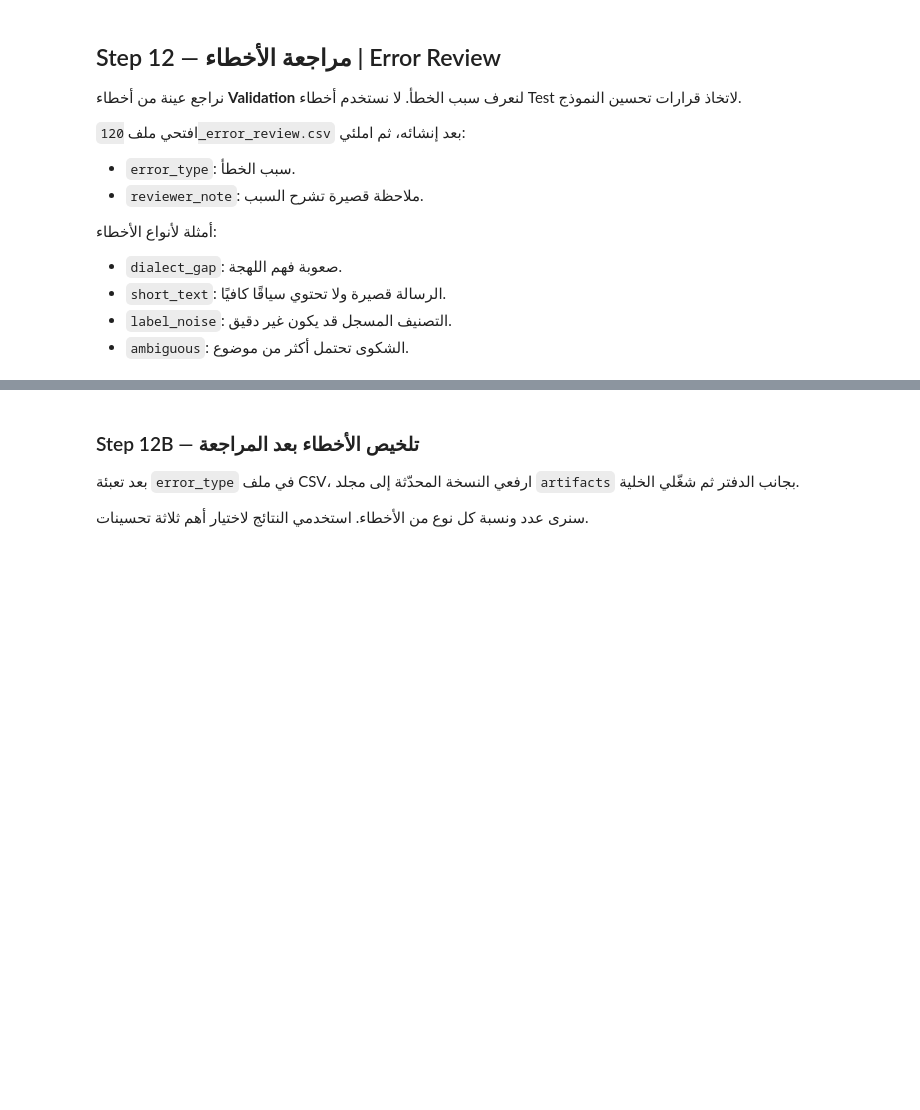
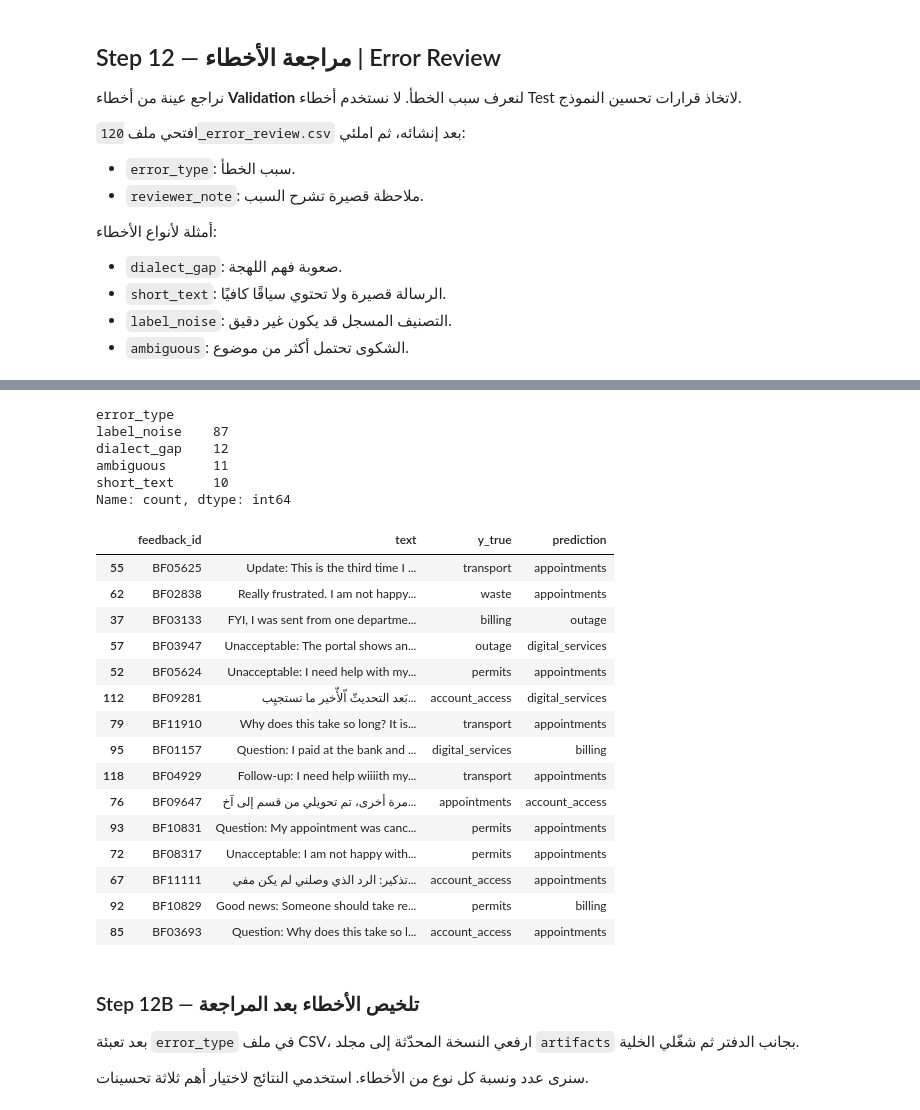
Before and after one commit to fatmabana311-oss/bayan-projecs, a Jupyter notebook: Copy_of_New_Day3_Bayan_Integrated_STUDENT.ipynb, the cells around one changed output, grey strips where cells are left out. Saved outputs shown, nothing was run; the diff lists cells and outputs as text; code cells hidden in the pictures; blank space fills up the shorter version.

```diff
--- a/Copy_of_New_Day3_Bayan_Integrated_STUDENT.ipynb
+++ b/Copy_of_New_Day3_Bayan_Integrated_STUDENT.ipynb
@@ -891,7 +967,15 @@ else:
 #            Add a 3rd pair to invariance_pairs (change only the city) and a 3rd example to mft_examples (clear complaint + expected label from your data).
 #            إن لم يكن النموذج محفوظًا: اشرح ماذا يختبر كل اختبار | If the model is not saved: explain what each test checks.
 # إجابتي | My answer:
-#
+# I added a 3rd invariance pair (city changed: Dammam -> Jeddah, "تم رفض الترخيص دون ذكر السبب")
+# and a 3rd MFT example (a clear account_access complaint).
+# Results: Invariance = 100% (3/3 pairs kept the same topic) and MFT = 100% (3/3 clear examples got
+# the expected label), so both meet the targets (95% and 90%).
+# Invariance checks that changing only the city does not change the topic; MFT checks that
+# clear, simple complaints get the expected label.
+# But with only 3 examples each, one failure would change the rate by 33 points, so this is weak
+# evidence. A real suite needs many more examples.
+
 
 # 🔒 تشغيل اختبارات السلوك إذا كان النموذج محفوظًا
 
@@ -909,6 +993,17 @@ mft_examples = [
     ("الإنترنت لا يعمل منذ الصباح", "outage")
 ]
 
+invariance_pairs = [
+    ("تم خصم المبلغ مرتين في الرياض", "تم خصم المبلغ مرتين في جدة"),
+    ("تعطلت خدمة أبشر في الرياض", "تعطلت خدمة أبشر في الدمام"),
+    ("تم رفض الترخيص دون ذكر السبب في الدمام", "تم رفض الترخيص دون ذكر السبب في جدة")   # الزوج الثالث
+]
+
+mft_examples = [
+    ("تم خصم المبلغ مرتين من الفاتورة", "billing"),
+    ("الإنترنت لا يعمل منذ الصباح", "outage"),
+    ("نسيت كلمة المرور ولا أستطيع تسجيل الدخول", "account_access")   # المثال الثالث
+]
 invariance_rate = None
 mft_rate = None
 
@@ -981,3 +1102,51 @@ else:
+# %%
+import re, pandas as pd
+
+path = '/content/artifacts/120_error_review.csv'
+review = pd.read_csv(path)
+
+def draft(row):
+    text = str(row['text'])
+    if re.search(r'وأيضا|ومن جهة أخرى|بالإضافة|\bAlso,|On top of that|\bPlus,', text):
+        return 'ambiguous', 'AUTO: mentions a second issue, so more than one topic fits.'
+    if len(text.split()) <= 7:
+        return 'short_text', 'AUTO: very short message with little context about the topic.'
+    if row['dialect_region'] in ('Egyptian', 'Levantine'):
+        return 'dialect_gap', 'AUTO: dialect wording may be unfamiliar to the model.'
+    return 'label_noise', 'AUTO: text may not match the recorded topic, so the label could be wrong.'
+
+review[['error_type', 'reviewer_note']] = review.apply(
+    lambda r: pd.Series(draft(r), index=['error_type', 'reviewer_note']), axis=1)
+
+print(review['error_type'].value_counts())
+review.to_csv(path, index=False)
+# %% [output]
+error_type
+label_noise    87
+dialect_gap    12
+ambiguous      11
+short_text     10
+Name: count, dtype: int64
+# %%
+check = review[review.error_type == 'label_noise'].sample(15, random_state=1)
+display(check[['feedback_id', 'text', 'y_true', 'prediction']])
+# %% [output]
+|  | feedback_id | text | y_true | prediction |
+| 55 | BF05625 | Update: This is the third time I ... | transport | appointments |
+| 62 | BF02838 | Really frustrated. I am not happy... | waste | appointments |
+| 37 | BF03133 | FYI, I was sent from one departme... | billing | outage |
+| 57 | BF03947 | Unacceptable: The portal shows an... | outage | digital_services |
+| 52 | BF05624 | Unacceptable: I need help with my... | permits | appointments |
+| 112 | BF09281 | بَعد التحديثّ اّلأّخير ما تستجيِب... | account_access | digital_services |
+| 79 | BF11910 | Why does this take so long? It is... | transport | appointments |
+| 95 | BF01157 | Question: I paid at the bank and ... | digital_services | billing |
+| 118 | BF04929 | Follow-up: I need help wiiiith my... | transport | appointments |
+| 76 | BF09647 | مرة أخرى، تم تحويلي من قسم إلى آخ... | appointments | account_access |
+| 93 | BF10831 | Question: My appointment was canc... | permits | appointments |
+| 72 | BF08317 | Unacceptable: I am not happy with... | permits | appointments |
+| 67 | BF11111 | تذكير: الرد الذي وصلني لم يكن مفي... | account_access | appointments |
+| 92 | BF10829 | Good news: Someone should take re... | permits | billing |
+| 85 | BF03693 | Question: Why does this take so l... | account_access | appointments |
 # %% [markdown]
 ### Step 12B — تلخيص الأخطاء بعد المراجعة
 
```
Also changed, not shown: parts of 17 cells of this notebook.
